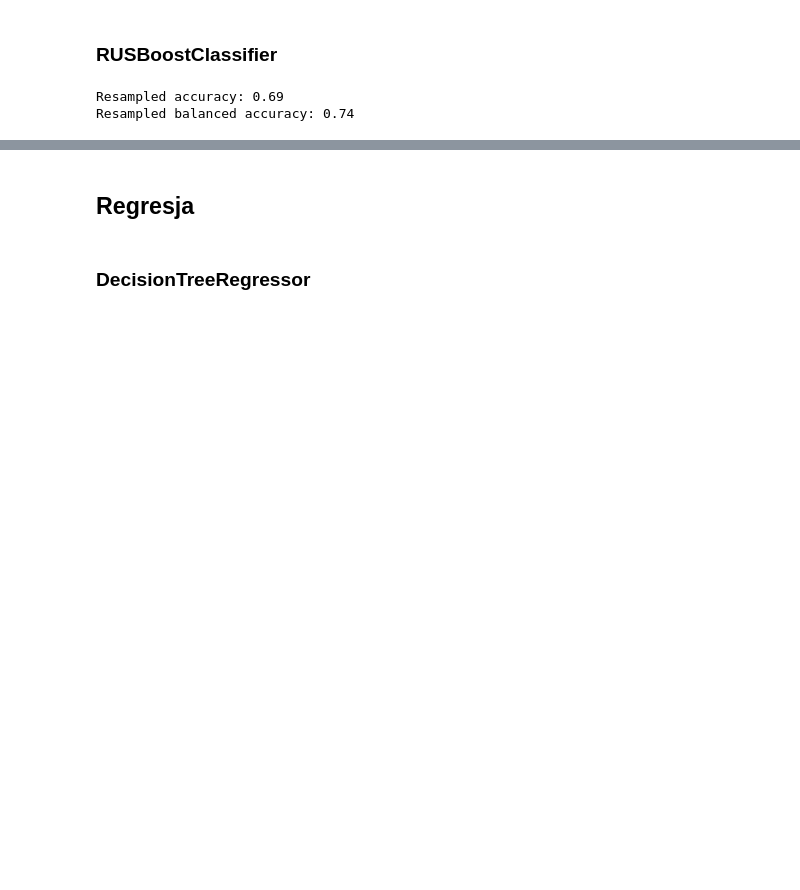
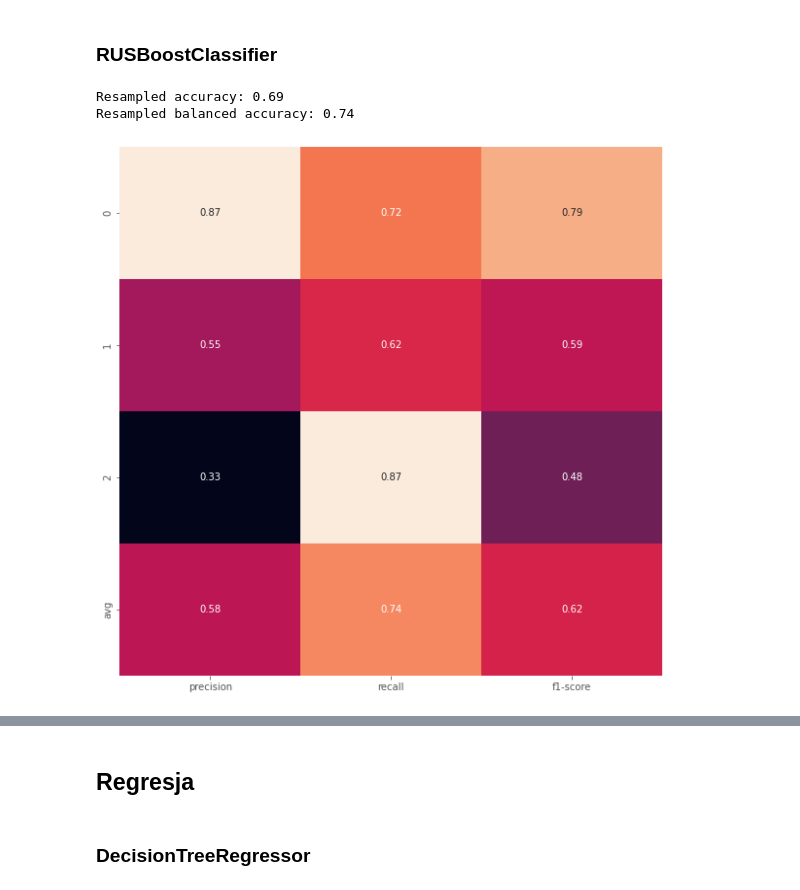
Before and after one commit to Walczi123/Projekt_Przetwarzanie_Danych, a Jupyter notebook: classification_and_regression_global.ipynb, the cells around one changed output, grey strips where cells are left out. Cells and saved outputs as stored; diff of their text form; code cells hidden in the pictures; blank space fills up the shorter version.

```diff
--- a/classification_and_regression_global.ipynb
+++ b/classification_and_regression_global.ipynb
@@ -133,6 +133,10 @@ print("Resampled balanced accuracy: {:.2f}".format(balanced_accuracy_score(y_tes
 # %% [output]
 Resampled accuracy: 0.69
 Resampled balanced accuracy: 0.74
+# %%
+plot_classification_report(y_test, predicted)
+# %% [output]
+[figure, added]
 # %%
 rusboost = RUSBoostClassifier(n_estimators=50, base_estimator = RandomForestClassifier(max_depth = 1000, random_state = 1), algorithm='SAMME', random_state=1)
 rusboost.fit(X_train, y_train)
```
Also changed, not shown: parts of 16 cells of this notebook, 1 other file.
